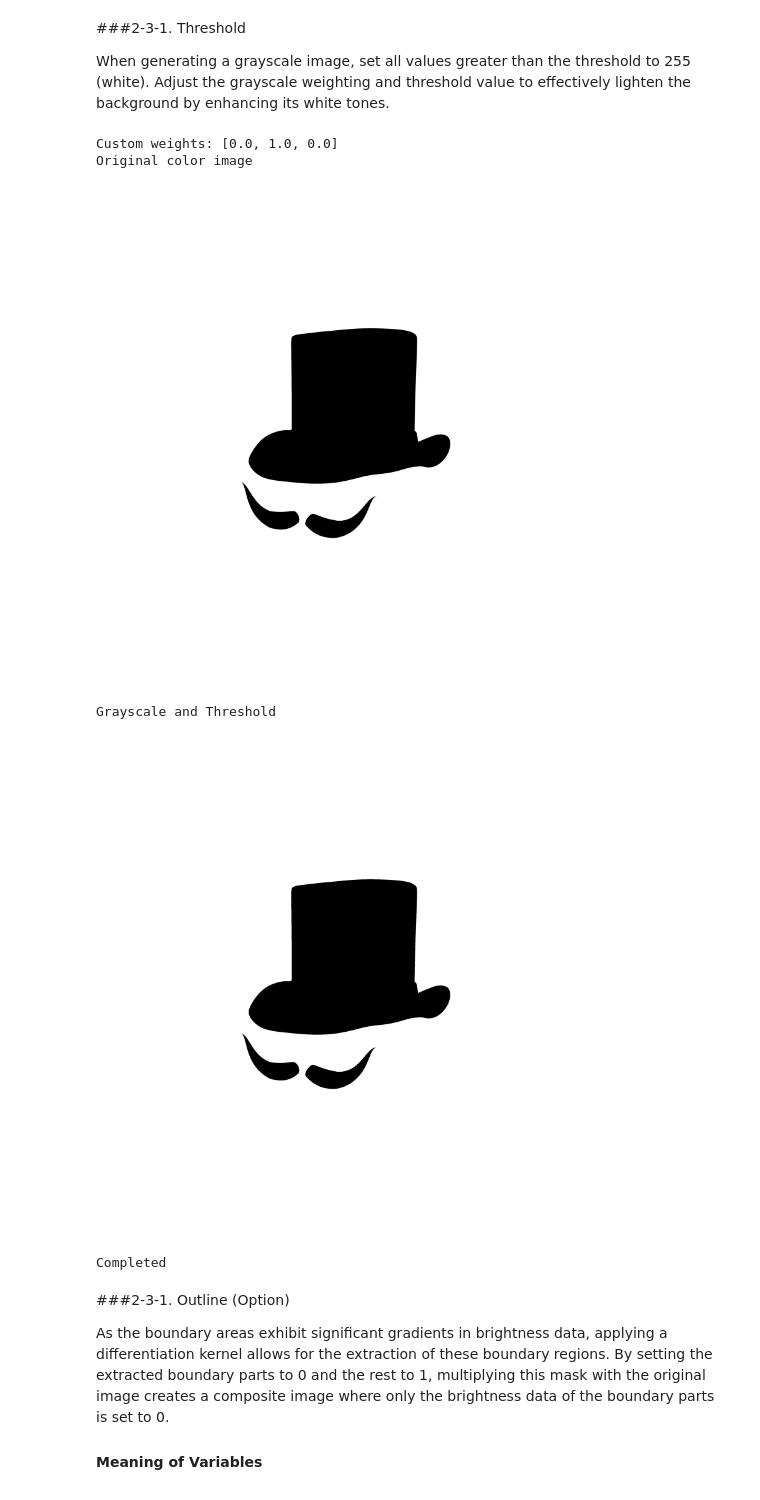
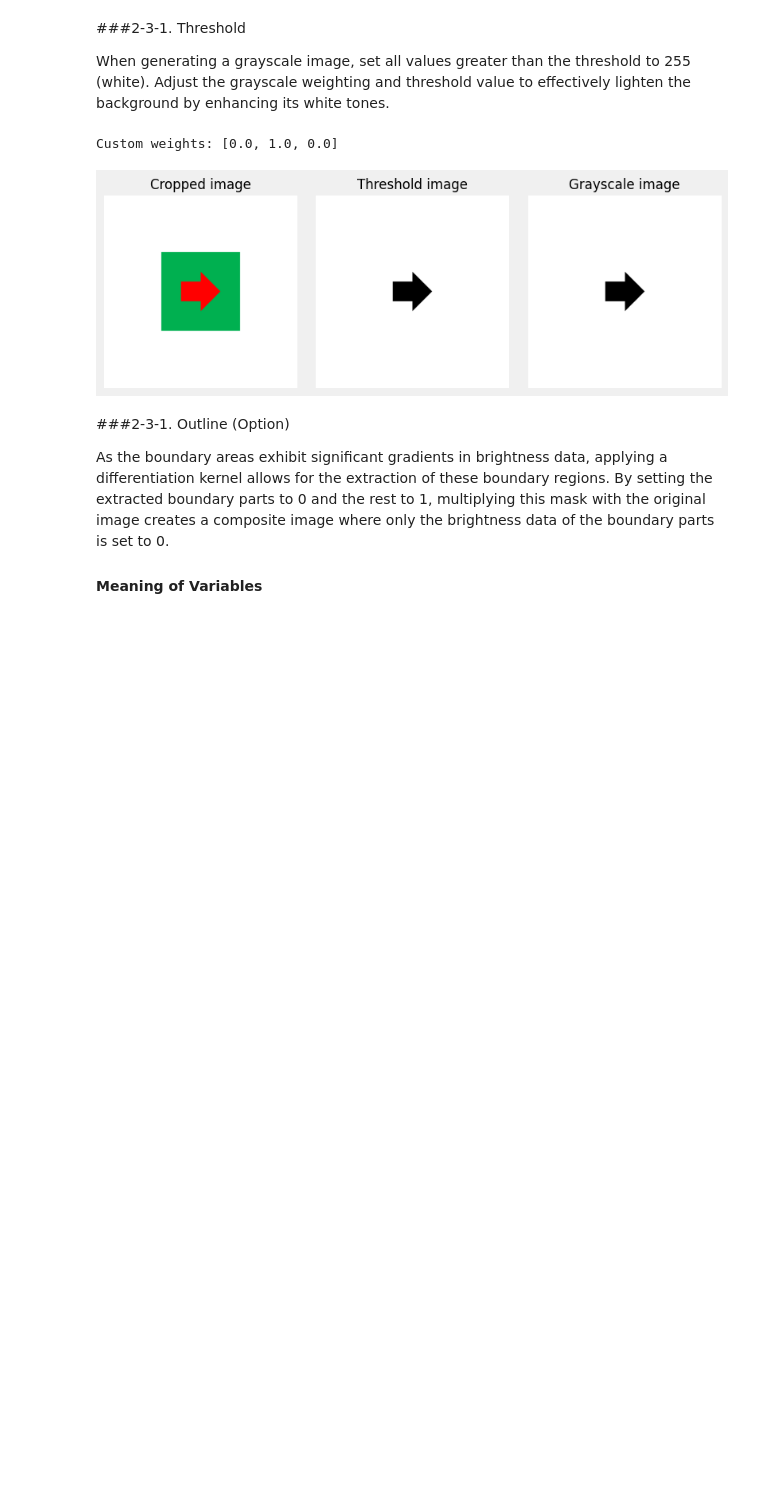
Before and after one commit to nobu-n2002/PixelNote, a Jupyter notebook: PixelNote.ipynb, the cells around one changed output. Cells and saved outputs as stored; diff of their text form; code cells hidden in the pictures; blank space fills up the shorter version.

```diff
--- a/PixelNote.ipynb
+++ b/PixelNote.ipynb
@@ -92,7 +92,7 @@ def heif_to_image(path):
 
 # Parameters
 use_upload = False  # @param {type:"boolean"}
-file_path = "/content/drive/MyDrive/Informatics2/image/icon.JPEG"  # @param {type:"string"}
+file_path = "/content/drive/MyDrive/Informatics2/image/arrow.png"  # @param {type:"string"}
 upload_button = None
 
 # Upload files if selected
@@ -125,7 +125,7 @@ if os.path.exists(file_path_input):
 
     print('Original resolution:', original_image.shape[0:2])
     print('\033[32m' + f'Save the figure in {file_path_original}' + '\033[0m')
-    display(Image(file_path, width=500))
+    display(Image(file_path, width=300))
 else:
     sys.exit('No file input')
 # %% [output]
@@ -340,54 +356,64 @@ file_path_cropped = f"{CWD}/tmp/cropped.png"
 file_path_gray = f"{CWD}/tmp/gray.png"
 file_path_threshold = f"{CWD}/tmp/threshold.png"
 
-# Display the original color image
-print('Original color image')
-display(Image(file_path_cropped, width=500))
+# Remove existing grayscale and threshold images if they exist
+for file_path in [file_path_gray, file_path_threshold]:
+    if os.path.exists(file_path):
+        os.remove(file_path)
 
 # Read the resized image
 IMG = cv2.imread(file_path_cropped, cv2.IMREAD_UNCHANGED)
 
 # Threshold parameters
 threshold = 122 # @param {type:"slider", min:0, max:255, step:1}
 inverse = False # @param {type:"boolean"}
 
 # Get image dimensions
 height, width = IMG.shape[:2]
 
 # Convert image to grayscale using custom weights
 IMG_GRAY = custom_rgb_to_grayscale(IMG, custom_weights)
 
 # Apply thresholding to grayscale image
 IMG_GRAY[IMG_GRAY > threshold] = 255.0
 
+cv2.imwrite(file_path_threshold, IMG_GRAY)
+
 # Inverse grayscale image if specified
 if inverse:
     IMG_GRAY_INVERSE = 255.0 - IMG_GRAY
     print('Input image successfully inversed')
-
-# Remove existing grayscale and threshold images if they exist
-for file_path in [file_path_gray, file_path_threshold]:
-    if os.path.exists(file_path):
-        os.remove(file_path)
 
 # Save grayscale image
 if inverse:
   cv2.imwrite(file_path_gray, IMG_GRAY_INVERSE)
 else:
   cv2.imwrite(file_path_gray, IMG_GRAY)
 
-# Display grayscale image
-print('Grayscale and Threshold')
-display(Image(file_path_gray, width=500))
+# Display images side by side using subplot
+fig, axs = plt.subplots(1, 3, figsize=(10, 5))
 
-print('Completed')
+# Display the cropped image
+axs[0].imshow(cv2.cvtColor(cv2.imread(file_path_cropped), cv2.COLOR_BGR2RGB))
+axs[0].set_title('Cropped image')
+axs[0].axis('off')
+
+# Display the threshold image
+axs[1].imshow(cv2.cvtColor(cv2.imread(file_path_threshold), cv2.COLOR_BGR2RGB))
+axs[1].set_title('Threshold image')
+axs[1].axis('off')
+
+# Display the grayscale image
+axs[2].imshow(cv2.cvtColor(cv2.imread(file_path_gray), cv2.COLOR_BGR2RGB))
+axs[2].set_title('Grayscale image')
+axs[2].axis('off')
+
+fig.patch.set_facecolor('#F0F0F0')
+plt.subplots_adjust(wspace=0.1)
+plt.show()
 # %% [output]
 Custom weights: [0.0, 1.0, 0.0]
-Original color image
-[figure, old version]
+[figure, new version]
-Grayscale and Threshold
-[figure, removed]
-Completed
 # %% [markdown]
 ###2-3-1. Outline (Option)
 
```
Also changed, not shown: parts of 11 cells of this notebook.
